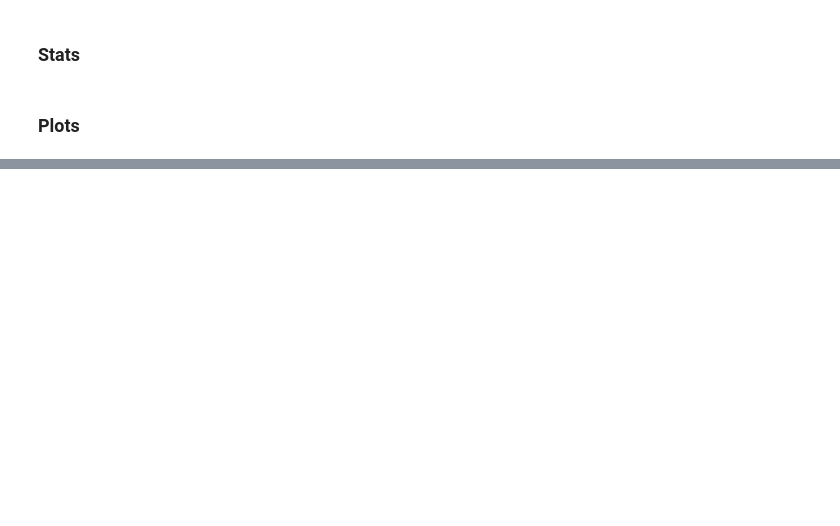
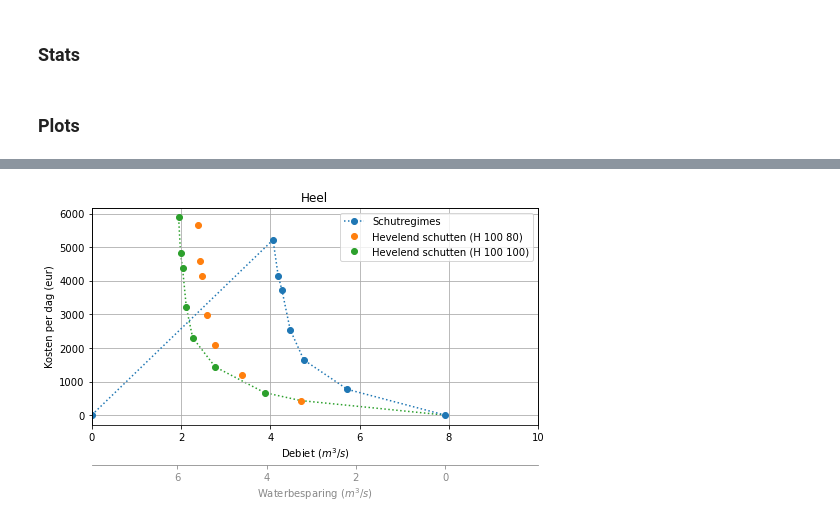
Before and after one commit to jurjendejong/pySIVAK, a Jupyter notebook: Ontwerp laagwaterbeleid.ipynb, the cells around one changed output, grey strips where cells are left out. Cells and saved outputs as stored; diff of their text form; code cells hidden in the pictures; blank space fills up the shorter version.

```diff
--- a/Ontwerp laagwaterbeleid.ipynb
+++ b/Ontwerp laagwaterbeleid.ipynb
@@ -637,0 +680,19 @@ laagwaterbeleid
+# %%
+if lock == 'Born':
+    s_list = LWB['exports']['Gelijke kosten']
+
+    for p in [0.7, 0.8, 0.9]:
+        LWB_name = f'Maatregel pompefficientie {p:.0%}'
+
+        laagwaterbeleid = scenarios.loc[s_list]
+
+        laagwaterbeleid['Pompkosten (eur) per dag'] = laagwaterbeleid['Pompkosten (eur) per dag'] * 0.5567175/p
+
+        laagwaterbeleid = laagwaterbeleid.reset_index().set_index('Totale debiet (m3/s)').drop_duplicates()
+        laagwaterbeleid.to_csv(outputdir / f'{lock}_Laagwaterbeleid_{LWB_name}.csv')
+
+
+        plot_lwb(refline=LWB['ref_zuinig'])
+
+        plt.savefig(    outputdir / f'{lock}_Laagwaterbeleid_{LWB_name}.png', bbox_inches='tight', dpi=150)
+        plt.savefig(    outputdir / f'{lock}_Laagwaterbeleid_{LWB_name}.svg', bbox_inches='tight')
@@ -637,0 +703,62 @@ laagwaterbeleid
+# %%
+if lock == 'Heel':
+    variaties_referenties = LWB['regimes']
+    variaties_schuttingen_hevelend = [1.0]
+    variaties_besparing_hevelend = [0.8, 1.0]
+
+    for ref, schuttingen_hevelend, besparing_hevelend in itertools.product(variaties_referenties, variaties_schuttingen_hevelend, variaties_besparing_hevelend):
+        new_scenario = create_scenario_hevelend(ref = ref, schuttingen_hevelend = schuttingen_hevelend, besparing_hevelend = besparing_hevelend)
+        scenarios = scenarios.append(new_scenario)
+        print(new_scenario.name)
+
+    scenarios = scenarios.drop_duplicates()
+
+    scenarios = derived_stats(scenarios)
+
+    f, ax = plt.subplots(figsize=(8,4))
+
+    s_list = [s for s in scenarios.index if ('R' in s) & ('H ' not in s)]
+    scenarios.loc[s_list].plot(x='Totale debiet (m3/s)', y='Totale kosten (eur) per dag', ls=':', marker='o', ax=ax, label='Schutregimes')
+
+    s_list = [s for s in scenarios.index if ('H 100 80' in s)]
+    scenarios.loc[s_list].plot(x='Totale debiet (m3/s)', y='Totale kosten (eur) per dag', ls='none', marker='o', ax=ax, label='Hevelend schutten (H 100 80)')
+
+    s_list = [s for s in scenarios.index if ('H 100 100' in s)]
+    scenarios.loc[s_list].plot(x='Totale debiet (m3/s)', y='Totale kosten (eur) per dag', ls='none', marker='o', ax=ax, label='Hevelend schutten (H 100 100)')
+
+    s_list = ['REF', 'REF H 100 80'] + s_list
+    scenarios.loc[s_list].plot(x='Totale debiet (m3/s)', y='Totale kosten (eur) per dag', ls=':', c='C2', ax=ax, label='', legend=False, zorder=-3)
+
+
+    plt.xlim(0, 10)
+    # plt.ylim(0, 10e3)
+    plt.xlabel('Debiet ($m^3/s$)')
+    plt.ylabel('Kosten per dag (eur)')
+    plt.grid(c='#AAA')
+    plt.title(lock)
+
+
+    ref = scenarios.loc[[LWB['ref']]]
+    x2_ticks = np.arange(0, ref['Totale debiet (m3/s)'][0], 2)
+    x1_ticks = ref['Totale debiet (m3/s)'][0] - x2_ticks
+    x2_labels = [f'{s:.0f}' for s in x2_ticks]
+    addSecond_x_axes(x1_ticks, x2_labels, ax2_label='Waterbesparing ($m^3/s$)')
+
+    plt.savefig(    outputdir / f'{lock}_Laagwaterbeleid_maatregel_hevelend.png', bbox_inches='tight', dpi=150)
+    plt.savefig(    outputdir / f'{lock}_Laagwaterbeleid_maatregel_hevelend.svg', bbox_inches='tight')
+
+    scenarios = add_extrapolated_scen(scenarios, new_scenario.name, 10000)
+
+    LWB_name = 'Maatregel hevelend'
+
+    s_list = s_list + ['R 80 80 110 H 100 100 extrapolatie']
+
+    laagwaterbeleid = scenarios.loc[s_list]
+    laagwaterbeleid = laagwaterbeleid.reset_index().set_index('Totale debiet (m3/s)').drop_duplicates()
+    laagwaterbeleid.to_csv(outputdir / f'{lock}_Laagwaterbeleid_{LWB_name}.csv')
+
+    plot_lwb(refline='REF')
+
+    plt.savefig(    outputdir / f'{lock}_Laagwaterbeleid_{LWB_name}.png', bbox_inches='tight', dpi=150)
+    plt.savefig(    outputdir / f'{lock}_Laagwaterbeleid_{LWB_name}.svg', bbox_inches='tight')
+# %% [output]
@@ -637,0 +779 @@ laagwaterbeleid
+[figure, added]
```
Also changed, not shown: parts of 27 cells of this notebook, 3 other files.
